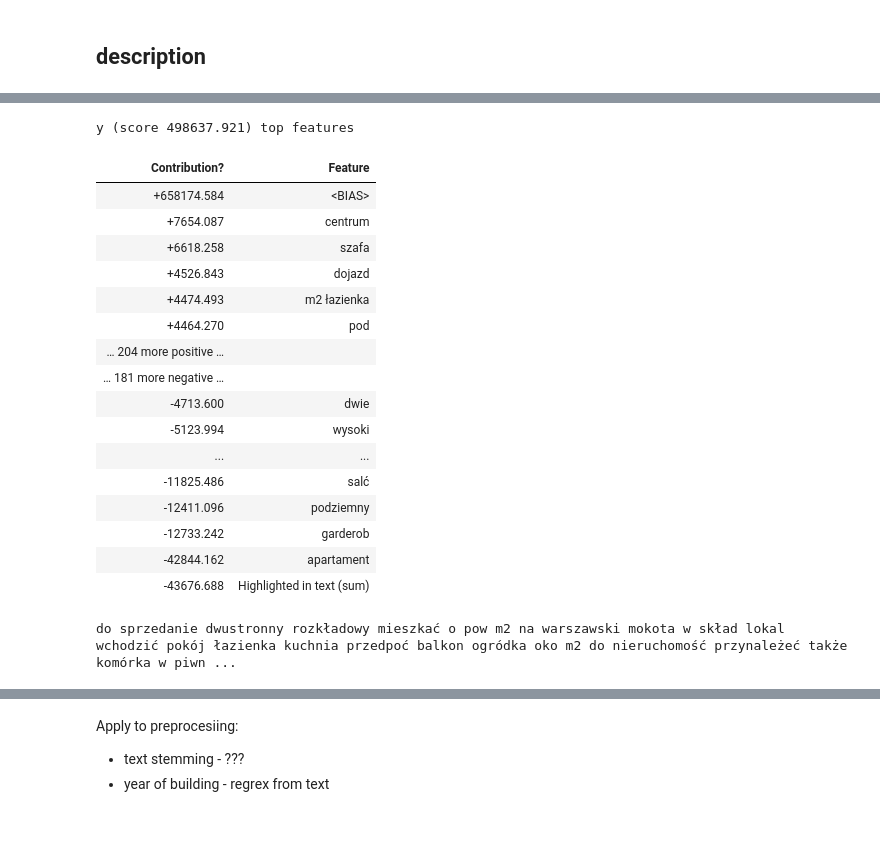
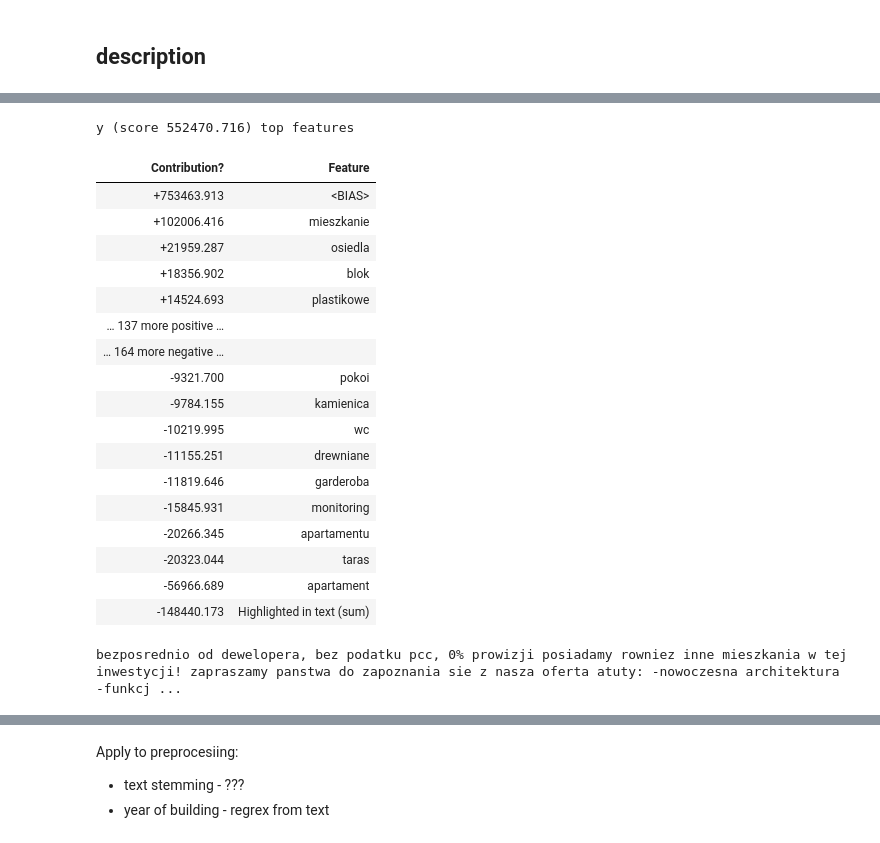
Before and after one commit to xSzpo/xFlats, a Jupyter notebook: app_mlmodel/DEVELOP_MODEL/03_features.ipynb, the cells around one changed output, grey strips where cells are left out. Saved outputs shown, nothing was run; the diff lists cells and outputs as text; code cells hidden in the pictures.

Commit message:
train model

```diff
--- a/app_mlmodel/DEVELOP_MODEL/03_features.ipynb
+++ b/app_mlmodel/DEVELOP_MODEL/03_features.ipynb
@@ -507,3 +450,0 @@ pipe = make_pipeline(
-# %%
-%%time
-pipe.fit(df_train, df_train.price)
@@ -591,28 +450,0 @@ Wall time: 170 ms
-# %%
-params = {'colsample_bytree': 0.6624318354159208, #feature_fraction
- 'learning_rate': 0.15990411055449805,
- 'max_bin': 38712,
- 'max_depth': 7,
- 'min_child_samples': 84, #min_data_in_leaf
- 'min_child_weight': 6, #min_sum_hessian_in_leaf
- 'n_estimators': 206, #num_iterations
- 'num_leaves': 159,
- 'reg_alpha': 3.960667919705787e-06, #lambda_l1
- 'reg_lambda': 499.85995495490215, #lambda_l2
- 'subsample': 0.9022680042341511, #bagging_fraction
- 'subsample_for_bin': 144116, #bin_construct_sample_cnt
- 'subsample_freq': 0 #bagging_freq
-         }
-pipe = make_pipeline(
-    ColumnTransformer([
-        ('txt_desc_info', TfidfVectorizer(lowercase=True,
-                                     ngram_range=(1, 3),
-                                     max_features=1000,
-                                     dtype=np.float32,
-                                     use_idf=True), 'desc_info'),
-    ]),
-    lgb.LGBMRegressor(**params, objective='regression_l2', random_state=666)
-)
-# %%
-%%time
-pipe.fit(data, df_train.price)
@@ -641,25 +451,26 @@ Train set r2 score 0.7662, median absolute error 76453, mean absolute error 1109
 # %%
 import eli5
-eli5.explain_prediction(pipe.named_steps['lgbmregressor'], data[['desc_info']].loc[999].values[0],
-                     vec=pipe.named_steps['columntransformer'].named_transformers_['txt_desc_info'], top = 40)
+eli5.explain_prediction(pipe.named_steps['lgbmregressor'], df_train[['description']].loc[999].values[0],
+                     vec=pipe.named_steps['columntransformer'].named_transformers_['txt_description'], top = 40)
 # %% [output]
-y (score 498637.921) top features
+y (score 552470.716) top features
 | Contribution? | Feature |
-| +658174.584 | <BIAS> |
-| +7654.087 | centrum |
-| +6618.258 | szafa |
-| +4526.843 | dojazd |
-| +4474.493 | m2 łazienka |
-| +4464.270 | pod |
-| … 204 more positive … |  |
-| … 181 more negative … |  |
-| -4713.600 | dwie |
-| -5123.994 | wysoki |
-| ... | ... |
-| -11825.486 | salć |
-| -12411.096 | podziemny |
-| -12733.242 | garderob |
-| -42844.162 | apartament |
-| -43676.688 | Highlighted in text (sum) |
+| +753463.913 | <BIAS> |
+| +102006.416 | mieszkanie |
+| +21959.287 | osiedla |
+| +18356.902 | blok |
+| +14524.693 | plastikowe |
+| … 137 more positive … |  |
+| … 164 more negative … |  |
+| -9321.700 | pokoi |
+| -9784.155 | kamienica |
+| -10219.995 | wc |
+| -11155.251 | drewniane |
+| -11819.646 | garderoba |
+| -15845.931 | monitoring |
+| -20266.345 | apartamentu |
+| -20323.044 | taras |
+| -56966.689 | apartament |
+| -148440.173 | Highlighted in text (sum) |
-do sprzedanie dwustronny rozkładowy mieszkać o pow m2 na warszawski mokota w skład lokal wchodzić pokój łazienka kuchnia przedpoć balkon ogródka oko m2 do nieruchomość przynależeć także komórka w piwn ...
+bezposrednio od dewelopera, bez podatku pcc, 0% prowizji posiadamy rowniez inne mieszkania w tej inwestycji! zapraszamy panstwa do zapoznania sie z nasza oferta atuty: -nowoczesna architektura -funkcj ...
 # %%
```
Also changed, not shown: parts of 44 cells of this notebook, 27 other files.
